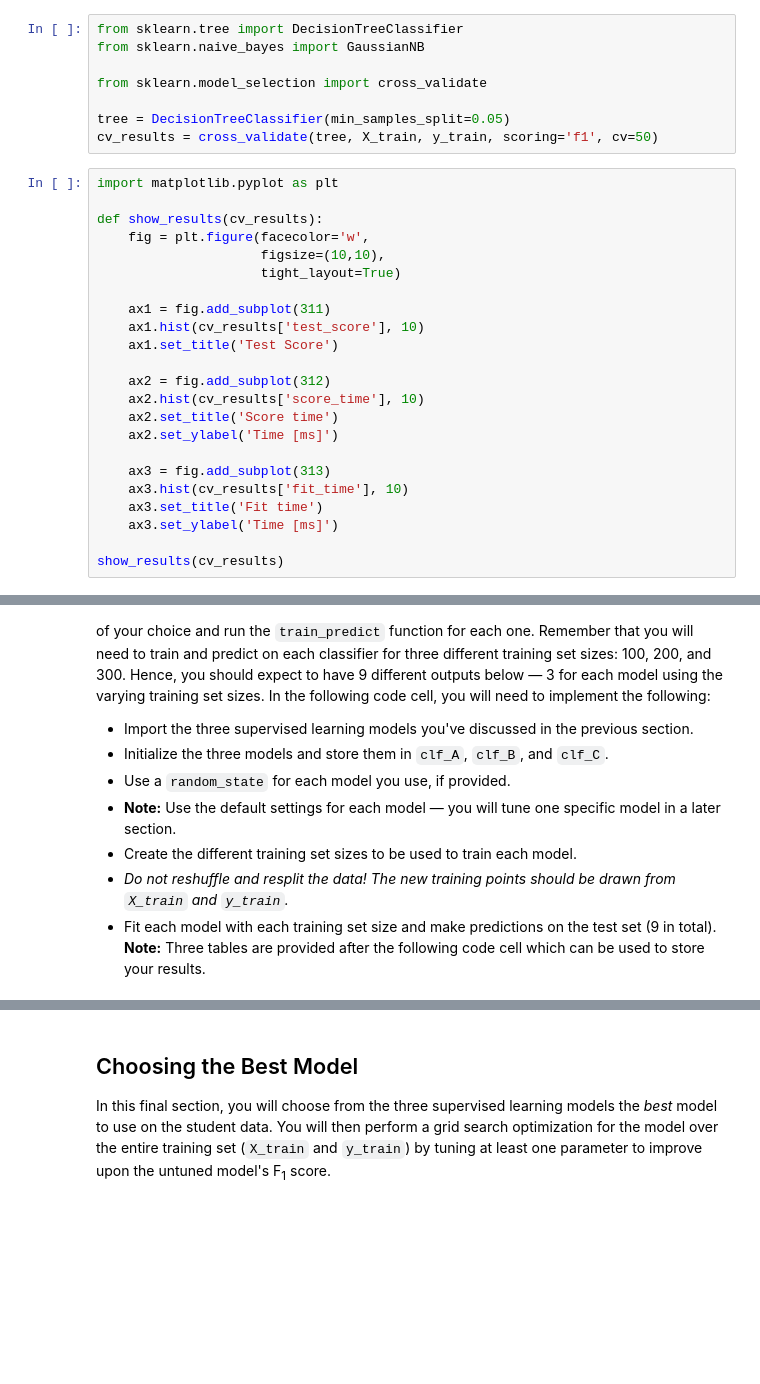
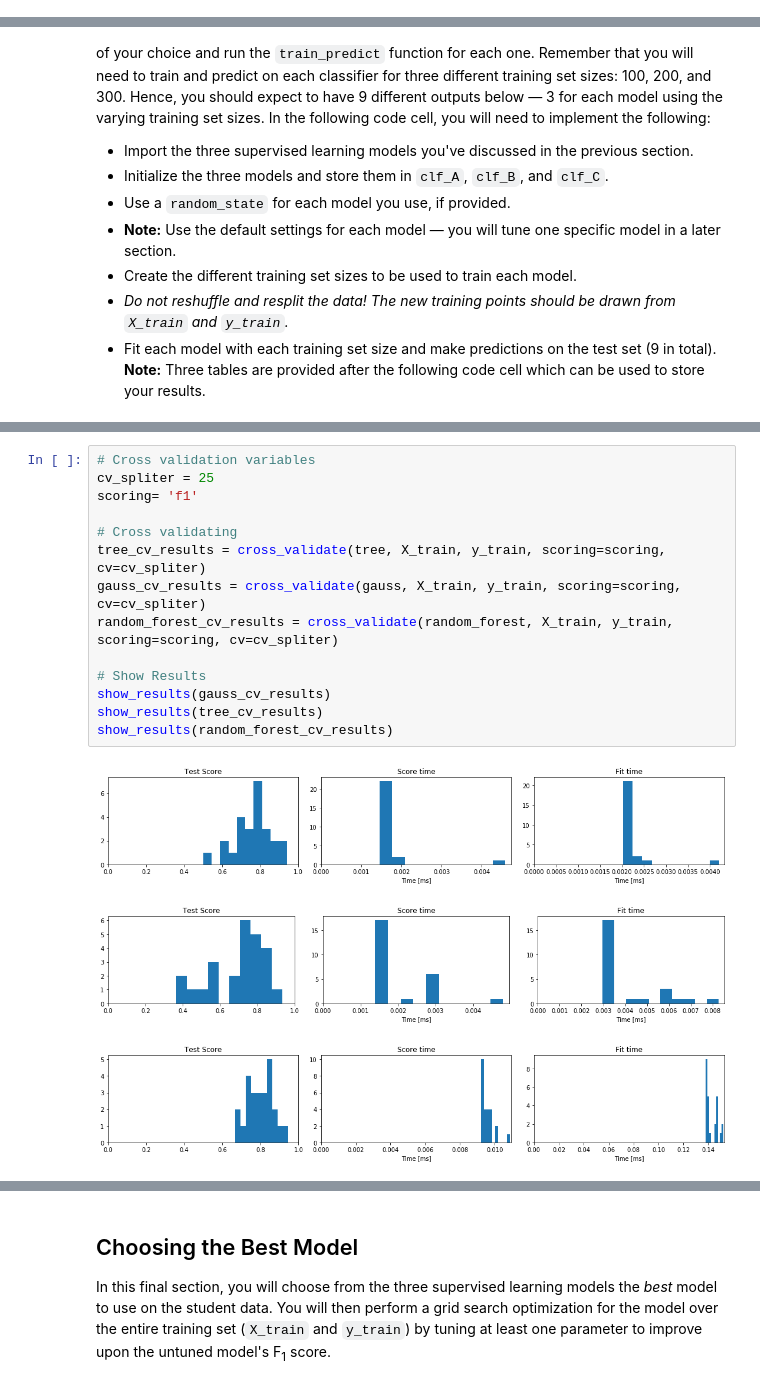
Before and after one commit to helenabdr/student_intervention, a Jupyter notebook: student_intervention/student_intervention.ipynb, the cells around one changed output, grey strips where cells are left out. Drawn from its saved outputs; the diff is of its cells as text; blank space fills up the shorter version.

```diff
--- a/student_intervention/student_intervention.ipynb
+++ b/student_intervention/student_intervention.ipynb
@@ -150,34 +146,3 @@ In this section, you will choose 3 supervised learning models that are appropria
 - Stochastic Gradient Descent (SGDC)
 - Support Vector Machines (SVM)
 - Logistic Regression
-# %%
-from sklearn.tree import DecisionTreeClassifier
-from sklearn.naive_bayes import GaussianNB
-
-from sklearn.model_selection import cross_validate
-
-tree = DecisionTreeClassifier(min_samples_split=0.05)
-cv_results = cross_validate(tree, X_train, y_train, scoring='f1', cv=50)
-# %%
-import matplotlib.pyplot as plt
-
-def show_results(cv_results):
-    fig = plt.figure(facecolor='w',
-                     figsize=(10,10),
-                     tight_layout=True)
-
-    ax1 = fig.add_subplot(311)
-    ax1.hist(cv_results['test_score'], 10)
-    ax1.set_title('Test Score')
-
-    ax2 = fig.add_subplot(312)
-    ax2.hist(cv_results['score_time'], 10)
-    ax2.set_title('Score time')
-    ax2.set_ylabel('Time [ms]')
-
-    ax3 = fig.add_subplot(313)
-    ax3.hist(cv_results['fit_time'], 10)
-    ax3.set_title('Fit time')
-    ax3.set_ylabel('Time [ms]')
-
-show_results(cv_results)
@@ -300,0 +359,18 @@ Edit the cell below to see how a table can be designed in [Markdown](https://git
+# %%
+# Cross validation variables
+cv_spliter = 25
+scoring= 'f1'
+
+# Cross validating
+tree_cv_results = cross_validate(tree, X_train, y_train, scoring=scoring, cv=cv_spliter)
+gauss_cv_results = cross_validate(gauss, X_train, y_train, scoring=scoring, cv=cv_spliter)
+random_forest_cv_results = cross_validate(random_forest, X_train, y_train, scoring=scoring, cv=cv_spliter)
+
+# Show Results
+show_results(gauss_cv_results)
+show_results(tree_cv_results)
+show_results(random_forest_cv_results)
+# %% [output]
+[figure, added]
+[figure, added]
+[figure, added]
```
Also changed, not shown: parts of 20 cells of this notebook.
